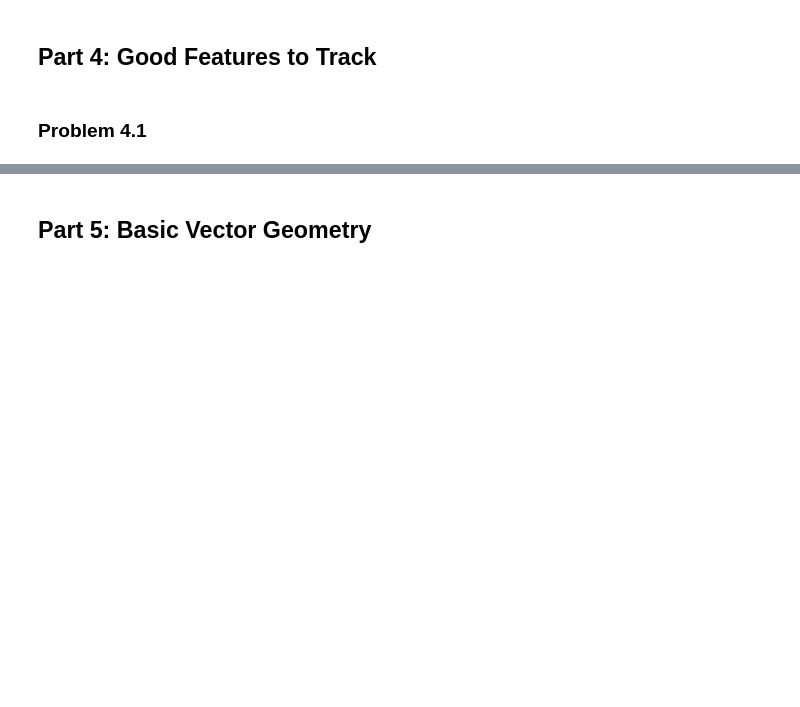
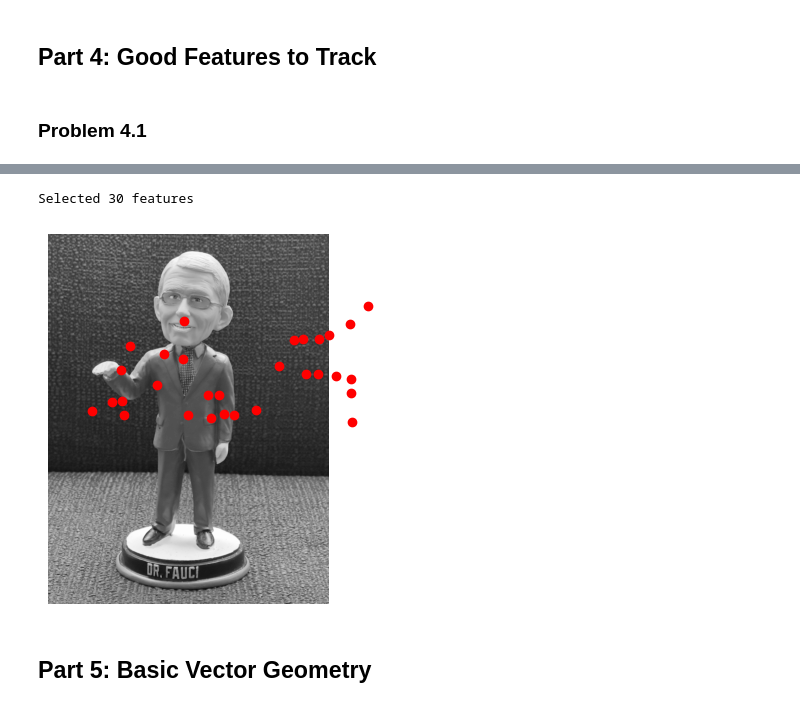
Before and after one commit to mhy-666/ComputerVision, a Jupyter notebook: Homework3/homework03.ipynb, the cells around one changed output, grey strips where cells are left out. Drawn from its saved outputs; the diff is of its cells as text; code cells hidden in the pictures; blank space fills up the shorter version.

```diff
--- a/Homework3/homework03.ipynb
+++ b/Homework3/homework03.ipynb
@@ -128,3 +282,14 @@ Downloaded file fauci_0.png
+# %%
+half_window, min_ev, min_distance, n = 5, 0., 25, 30
+features = good_features(frame.astype(float), half_window, min_ev, min_distance, n)
+
+plt.imshow(frame, cmap='gray')
+plt.plot([f[0] for f in features], [f[1] for f in features], 'ro')
+plt.axis('off')
+plt.show()
+# %% [output]
+Selected 30 features
+[figure, added]
 # %% [markdown]
 ## Part 5: Basic Vector Geometry
 # %% [markdown]
```
Also changed, not shown: parts of 18 cells of this notebook, 4 other files.
